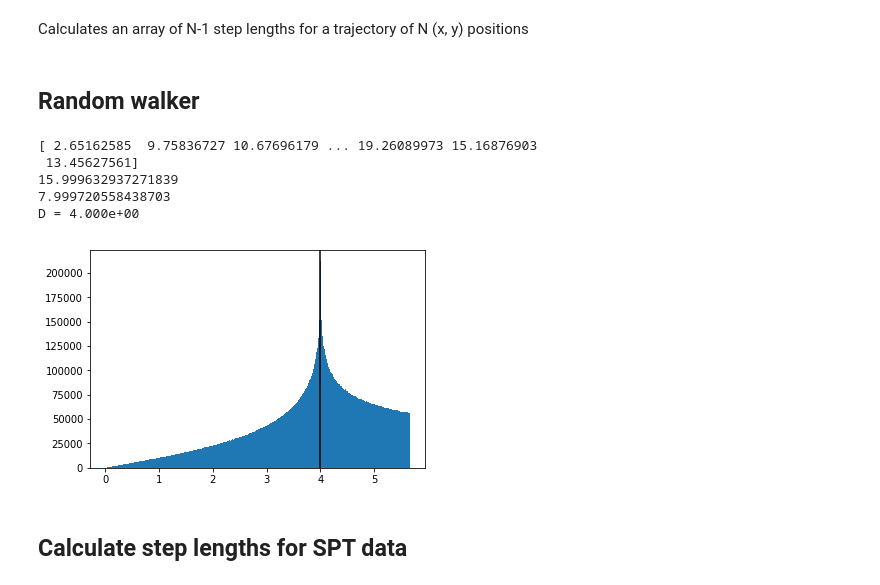
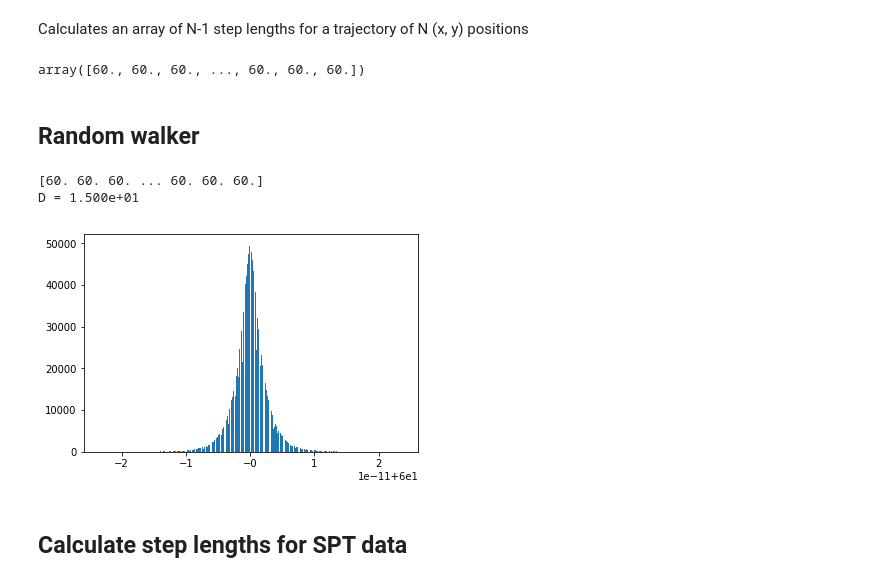
Before and after one commit to jdrusso/virtual-fcs, a Jupyter notebook: MSD Analysis.ipynb, the cells around one changed output. Saved outputs shown, nothing was run; the diff lists cells and outputs as text; code cells hidden in the pictures.

```diff
--- a/MSD Analysis.ipynb
+++ b/MSD Analysis.ipynb
@@ -41,7 +41,7 @@ Imported 25099 timesteps of data. (10 of 10)
 # %%
 import pickle
-# traj = pickle.load(open('/home/jd/phd/virtual_fcs/D15.pkl', 'rb'))
-traj = pickle.load(open('/home/jd/phd/virtual_fcs/D4.pkl', 'rb'))
+traj = pickle.load(open('/home/jrusso/D152.pkl', 'rb'))
+# traj = pickle.load(open('/home/jd/phd/virtual_fcs/D4.pkl', 'rb'))
 pxs = traj.xyz[:,:,0].T
 pys = traj.xyz[:,:,1].T
 # %%
@@ -173,12 +173,15 @@ def calc_msd(t, D):
 # %%
 phase = LO
 
-# traj = np.mean(MSDs[phase], axis=0)
-traj = p_avg
+traj = np.mean(MSDs[phase], axis=0)[0:6000]
+std = np.std(MSDs[phase], axis=0)[0:6000]
+# traj = p_avg[:50000]
 
 
 _t = np.arange(1E-8, len(traj))
 _r = traj
 
-popt, pcov = curve_fit(calc_msd, _t, _r, p0=(1))
+popt, pcov = curve_fit(calc_msd, _t, _r, p0=(1), sigma=std, absolute_sigma=True)
 perr = np.sqrt(np.diag(pcov))
+
+print(perr)
@@ -200,11 +211,11 @@ D = 3.893e+00 +/- 3.350e-04
 Ds = []
 errs = []
 
-# for traj in MSDs[phase]:
-for traj in pMSDs:
+for traj in MSDs[LO]:
+# for traj in pMSDs:
 
-    _t = np.arange(1E-8, len(traj))
-    _r = traj
+    _t = np.arange(1E-8, len(traj))[:4000]
+    _r = traj[:4000]
 
     popt, pcov = curve_fit(calc_msd, _t, _r, p0=(1))
     perr = np.sqrt(np.diag(pcov))
@@ -216,10 +227,11 @@ for traj in pMSDs:
 
     plt.plot(traj)
 
-# print(Ds)
-# print(errs)
+print(errs)
+D = popt[0]*(1e6/20)
+D_err = D * np.std(Ds) / np.mean(Ds)
 
-print('D = %5.3e +/- %5.3e' % (popt[0], perr[0]))
+print('D = %5.3e +/- %5.3e' % (D, D_err))
 # print('a = %5.3e +/- %5.3e' % (popt[1], perr[1]))
 
 plt.plot(_r)
@@ -249,39 +264,37 @@ def calc_step_length(traj):
         prev = cur
 
     return np.array(_step_lengths)
+# %%
+calc_step_length(zip(pxs[0], pys[0]))
+# %% [output]
+array([60., 60., 60., ..., 60., 60., 60.])
 # %% [markdown]
 ## Random walker
 # %%
 p_step_lengths = np.ndarray(len(pxs), dtype=np.ndarray)
 
 for w in range(0, len(pxs)):
 
     traj = zip(pxs[w], pys[w])
 
     _step_lengths = calc_step_length(traj)
 
     p_step_lengths[w] = _step_lengths
 
-
-print(p_step_lengths[0])
-
 p_flat = np.hstack(p_step_lengths)
 
-# print(p_flat)
+print(p_flat)
 
-n, _bins, patches = plt.hist(np.sqrt(p_flat), bins='auto')
-plt.gca().axvline(np.sqrt(np.mean(p_flat)), color='k')
-print(np.mean(p_flat))
-print(np.std(p_flat))
+n, _bins, patches = plt.hist(p_flat, bins='auto')
+# plt.gca().axvline(np.sqrt(np.mean(p_flat)), color='k')
+# print(np.mean(p_flat))
+# print(np.std(p_flat))
 
 print("D = %.3e" % (np.mean(p_flat) / 4.))
 # %% [output]
-[ 2.65162585  9.75836727 10.67696179 ... 19.26089973 15.16876903
- 13.45627561]
-15.999632937271839
-7.999720558438703
-D = 4.000e+00
+[60. 60. 60. ... 60. 60. 60.]
+D = 1.500e+01
-[figure, old version]
+[figure, new version]
 # %% [markdown]
 ## Calculate step lengths for SPT data
 # %%
```
Also changed, not shown: parts of 16 cells of this notebook, 4 other files.
